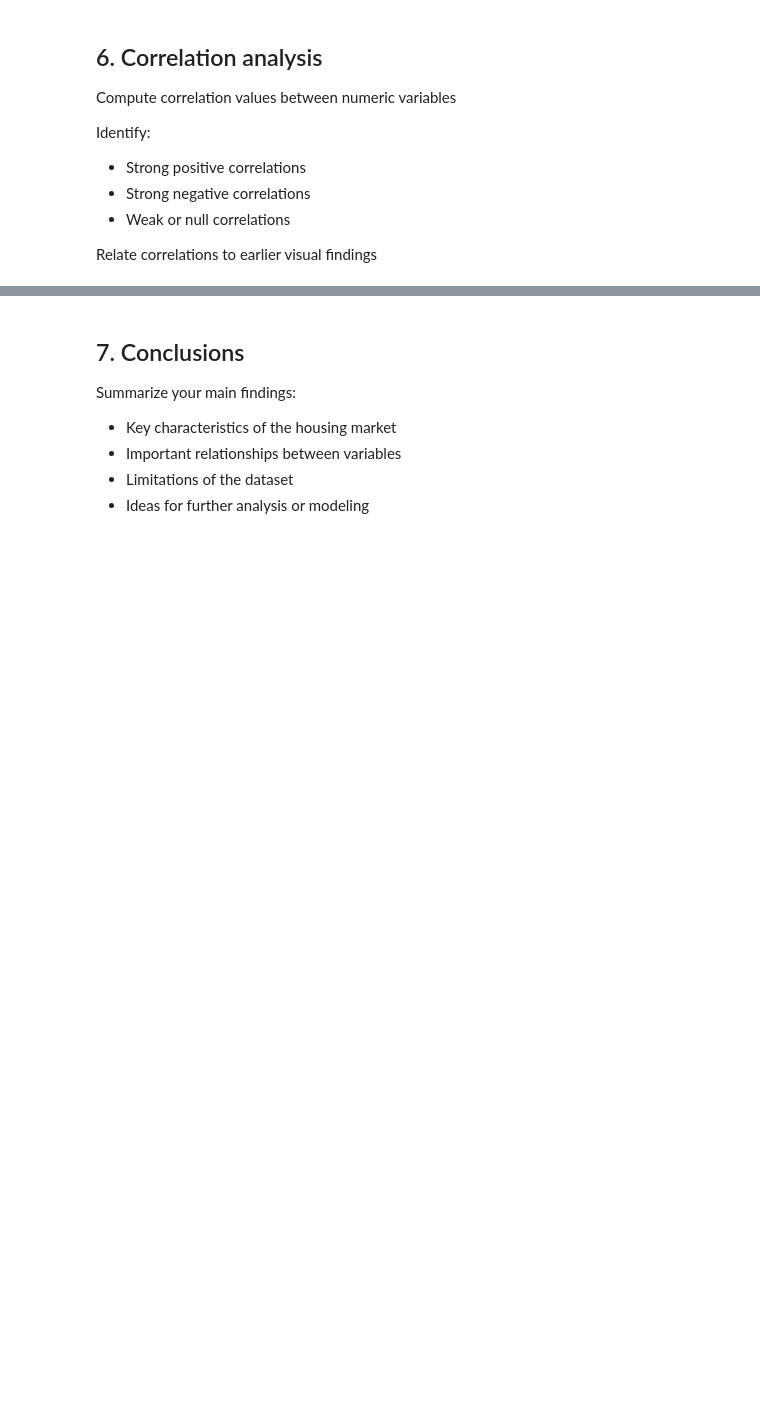
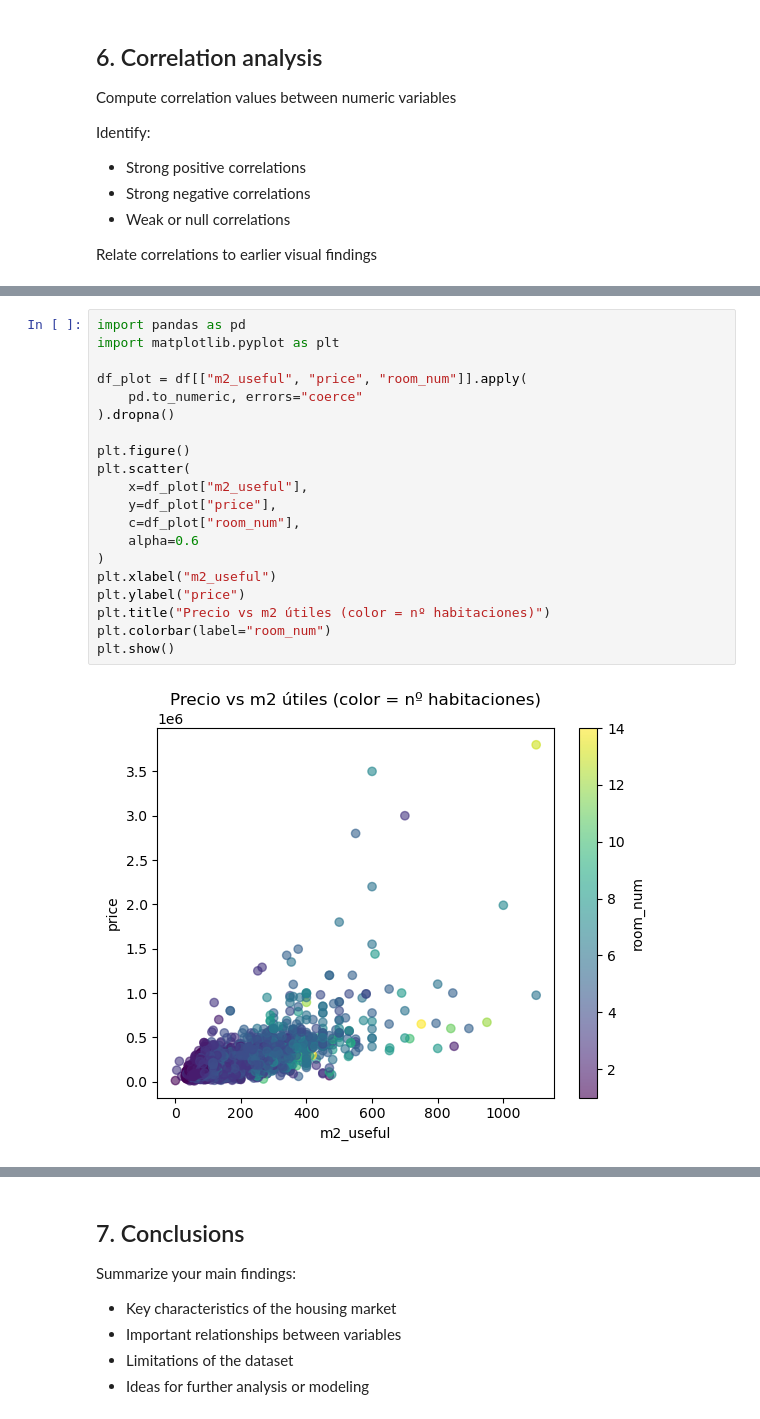
Before and after one commit to pauladata13/dataExploratory-, a Jupyter notebook: task_2.4_EDA_Housing_coruna.ipynb, the cells around one changed output, grey strips where cells are left out. Saved outputs shown, nothing was run; the diff lists cells and outputs as text; blank space fills up the shorter version.

```diff
--- a/task_2.4_EDA_Housing_coruna.ipynb
+++ b/task_2.4_EDA_Housing_coruna.ipynb
@@ -320,0 +411,22 @@ Identify:
+# %%
+import pandas as pd
+import matplotlib.pyplot as plt
+
+df_plot = df[["m2_useful", "price", "room_num"]].apply(
+    pd.to_numeric, errors="coerce"
+).dropna()
+
+plt.figure()
+plt.scatter(
+    x=df_plot["m2_useful"],
+    y=df_plot["price"],
+    c=df_plot["room_num"],
+    alpha=0.6
+)
+plt.xlabel("m2_useful")
+plt.ylabel("price")
+plt.title("Precio vs m2 útiles (color = nº habitaciones)")
+plt.colorbar(label="room_num")
+plt.show()
+# %% [output]
+[figure, added]
```
Also changed, not shown: parts of 14 cells of this notebook.
